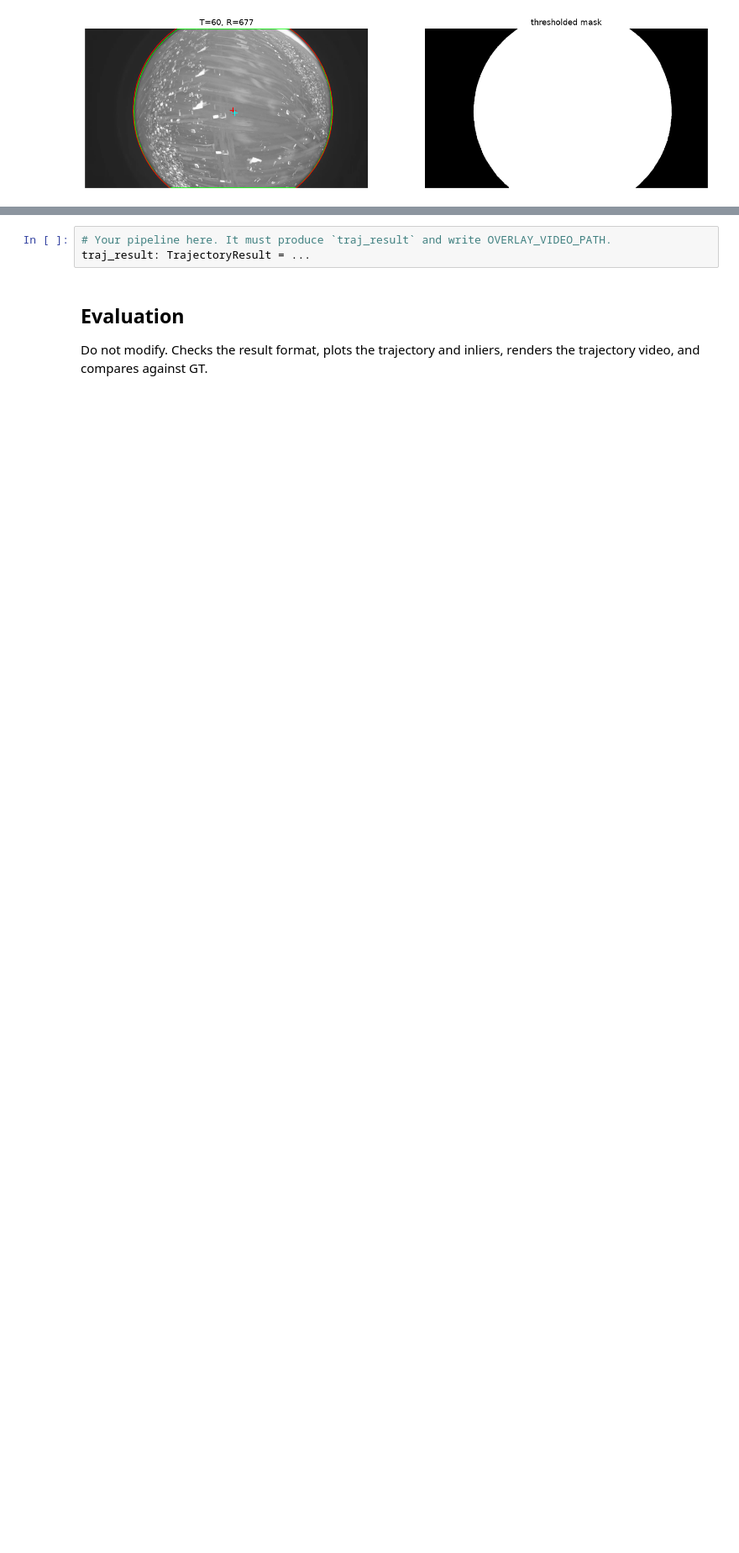
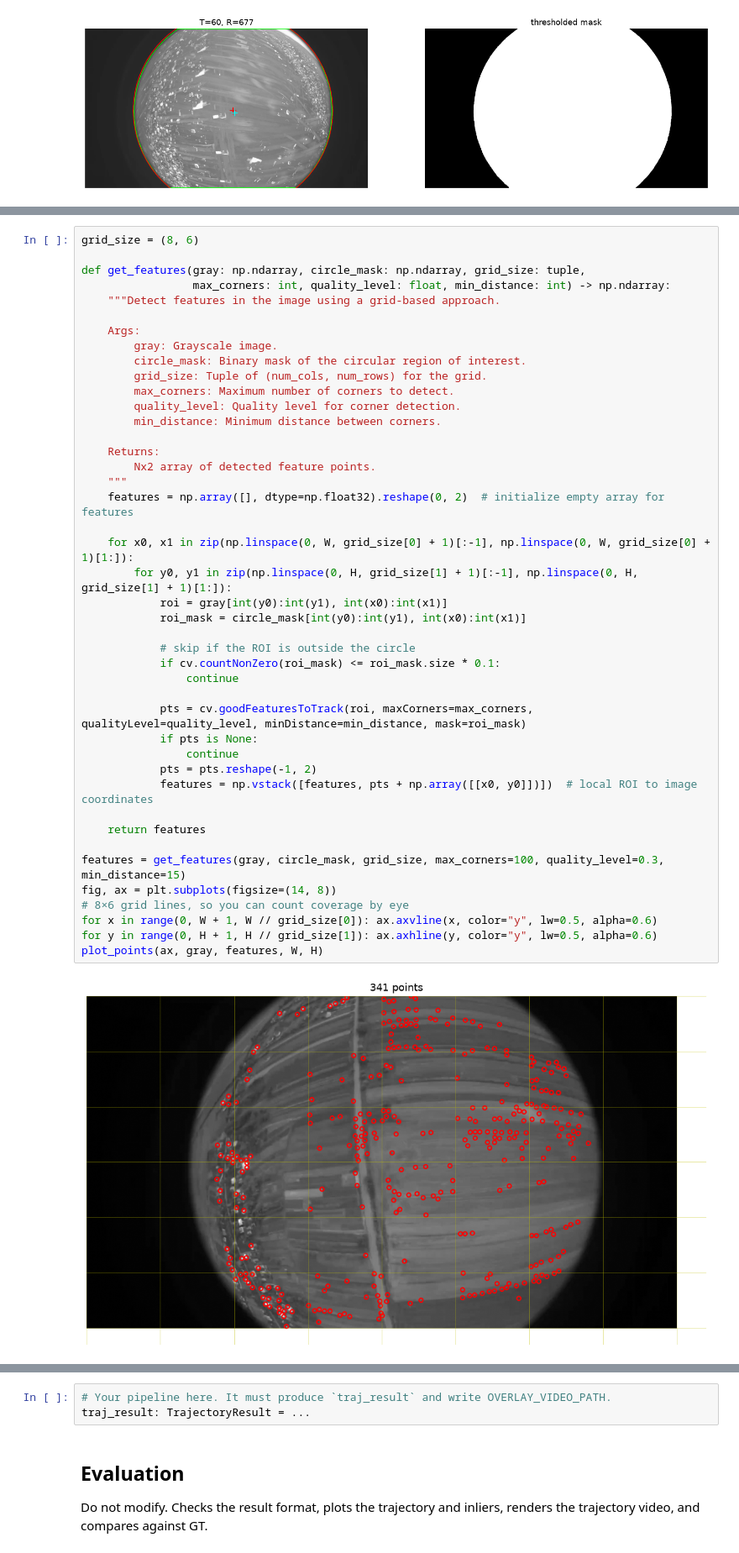
Before and after one commit to yagodanr/hw3_trajectory-estimation, a Jupyter notebook: homework.ipynb, the cells around one changed output, grey strips where cells are left out. Shown at 84% size. Cells and saved outputs as stored; diff of their text form; blank space fills up the shorter version.

```diff
--- a/homework.ipynb
+++ b/homework.ipynb
@@ -221,0 +279,45 @@ plt.show()
+# %%
+grid_size = (8, 6)
+
+def get_features(gray: np.ndarray, circle_mask: np.ndarray, grid_size: tuple,
+                 max_corners: int, quality_level: float, min_distance: int) -> np.ndarray:
+    """Detect features in the image using a grid-based approach.
+
+    Args:
+        gray: Grayscale image.
+        circle_mask: Binary mask of the circular region of interest.
+        grid_size: Tuple of (num_cols, num_rows) for the grid.
+        max_corners: Maximum number of corners to detect.
+        quality_level: Quality level for corner detection.
+        min_distance: Minimum distance between corners.
+
+    Returns:
+        Nx2 array of detected feature points.
+    """
+    features = np.array([], dtype=np.float32).reshape(0, 2)  # initialize empty array for features
+
+    for x0, x1 in zip(np.linspace(0, W, grid_size[0] + 1)[:-1], np.linspace(0, W, grid_size[0] + 1)[1:]):
+        for y0, y1 in zip(np.linspace(0, H, grid_size[1] + 1)[:-1], np.linspace(0, H, grid_size[1] + 1)[1:]):
+            roi = gray[int(y0):int(y1), int(x0):int(x1)]
+            roi_mask = circle_mask[int(y0):int(y1), int(x0):int(x1)]
+
+            # skip if the ROI is outside the circle
+            if cv.countNonZero(roi_mask) <= roi_mask.size * 0.1:
+                continue
+
+            pts = cv.goodFeaturesToTrack(roi, maxCorners=max_corners, qualityLevel=quality_level, minDistance=min_distance, mask=roi_mask)
+            if pts is None:
+                continue
+            pts = pts.reshape(-1, 2)
+            features = np.vstack([features, pts + np.array([[x0, y0]])])  # local ROI to image coordinates
+
+    return features
+
+features = get_features(gray, circle_mask, grid_size, max_corners=100, quality_level=0.3, min_distance=15)
+fig, ax = plt.subplots(figsize=(14, 8))
+# 8×6 grid lines, so you can count coverage by eye
+for x in range(0, W + 1, W // grid_size[0]): ax.axvline(x, color="y", lw=0.5, alpha=0.6)
+for y in range(0, H + 1, H // grid_size[1]): ax.axhline(y, color="y", lw=0.5, alpha=0.6)
+plot_points(ax, gray, features, W, H)
+# %% [output]
+[figure, added]
```
Also changed, not shown: parts of 9 cells of this notebook.
